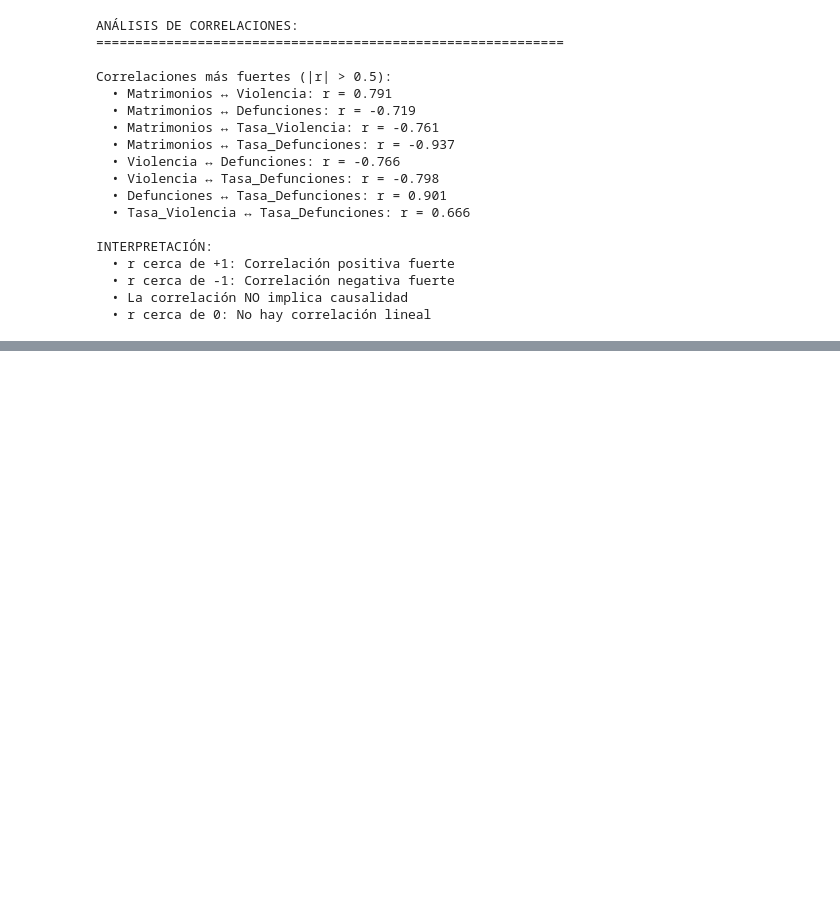
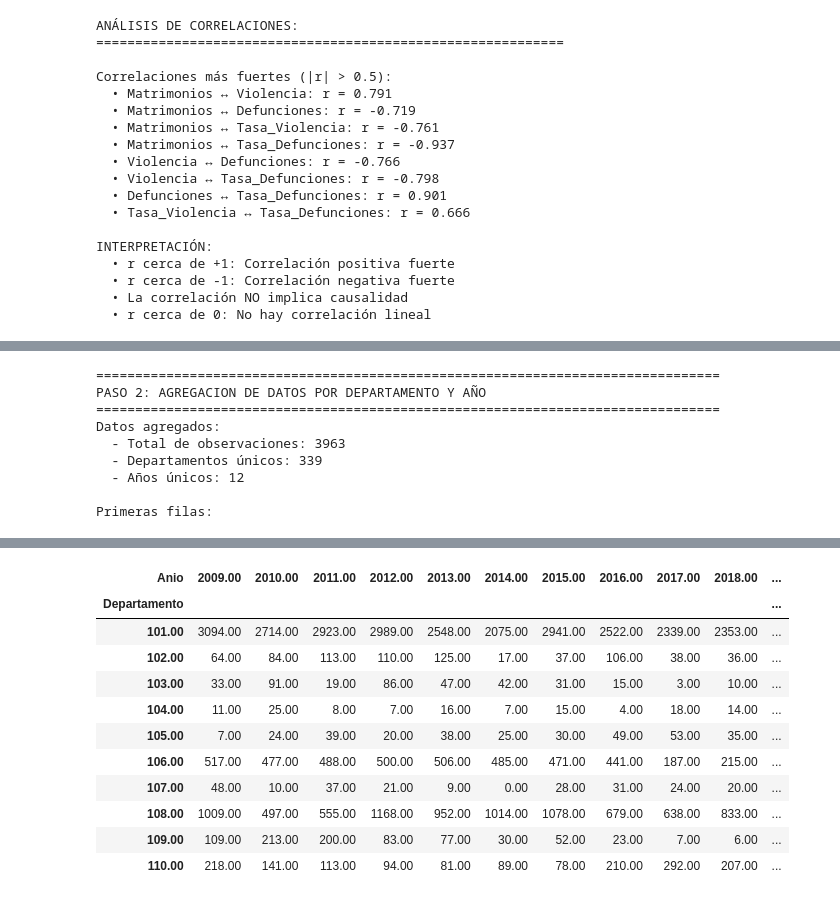
Before and after one commit to FerAHMz/proy1-md, a Jupyter notebook: caso_base.ipynb, the cells around one changed output, grey strips where cells are left out. Saved outputs shown, nothing was run; the diff lists cells and outputs as text; code cells hidden in the pictures; blank space fills up the shorter version.

```diff
--- a/caso_base.ipynb
+++ b/caso_base.ipynb
@@ -2621,0 +2591,66 @@ riguroso y objetivo.
+# %%
+# PASO 2: AGREGAR DATOS POR DEPARTAMENTO Y AÑO
+print("\n" + "="*80)
+print("PASO 2: AGREGACION DE DATOS POR DEPARTAMENTO Y AÑO")
+print("="*80)
+
+# Crear tabla de casos por departamento y año
+df_depto_anio = df_violencia.groupby([col_depto, col_anio_violencia]).size().reset_index(name='Casos')
+
+# Renombrar columnas
+df_depto_anio = df_depto_anio.rename(columns={
+    col_depto: 'Departamento',
+    col_anio_violencia: 'Anio'
+})
+
+print(f"Datos agregados:")
+print(f"  - Total de observaciones: {len(df_depto_anio)}")
+print(f"  - Departamentos únicos: {df_depto_anio['Departamento'].nunique()}")
+print(f"  - Años únicos: {df_depto_anio['Anio'].nunique()}")
+
+# Mostrar ejemplo
+print(f"\nPrimeras filas:")
+display(df_depto_anio.head(15))
+
+# Verificar que cada departamento tiene datos para todos los años
+print(f"\n{'='*60}")
+print("VERIFICACION DE COMPLETITUD DE DATOS")
+print(f"{'='*60}")
+
+años_esperados = sorted(df_depto_anio['Anio'].unique())
+print(f"Años en el dataset: {años_esperados}")
+
+for depto in sorted(df_depto_anio['Departamento'].unique()):
+    años_depto = sorted(df_depto_anio[df_depto_anio['Departamento'] == depto]['Anio'].unique())
+    if len(años_depto) != len(años_esperados):
+        print(f"  ADVERTENCIA: {depto} tiene {len(años_depto)} años (esperado: {len(años_esperados)})")
+        años_faltantes = set(años_esperados) - set(años_depto)
+        if años_faltantes:
+            print(f"    Años faltantes: {sorted(años_faltantes)}")
+
+print(f"\nOK - Verificacion completada")
+
+# Crear pivot table: departamentos en filas, años en columnas
+print(f"\n{'='*60}")
+print("CREANDO MATRIZ DEPARTAMENTO x AÑO")
+print(f"{'='*60}")
+
+df_pivot = df_depto_anio.pivot(index='Departamento', columns='Anio', values='Casos')
+df_pivot = df_pivot.fillna(0)  # Rellenar valores faltantes con 0
+
+print(f"Dimensiones: {df_pivot.shape}")
+print(f"  - Departamentos: {df_pivot.shape[0]}")
+print(f"  - Años: {df_pivot.shape[1]}")
+
+print(f"\nPrimeras filas de la matriz:")
+display(df_pivot.head(10))
+# %% [output]
+================================================================================
+PASO 2: AGREGACION DE DATOS POR DEPARTAMENTO Y AÑO
+================================================================================
+Datos agregados:
+  - Total de observaciones: 3963
+  - Departamentos únicos: 339
+  - Años únicos: 12
+
+Primeras filas:
@@ -2621,0 +2690,12 @@ riguroso y objetivo.
+| Anio | 2009.00 | 2010.00 | 2011.00 | 2012.00 | 2013.00 | 2014.00 | 2015.00 | 2016.00 | 2017.00 | 2018.00 | ... |
+| Departamento |  |  |  |  |  |  |  |  |  |  | ... |
+| 101.00 | 3094.00 | 2714.00 | 2923.00 | 2989.00 | 2548.00 | 2075.00 | 2941.00 | 2522.00 | 2339.00 | 2353.00 | ... |
+| 102.00 | 64.00 | 84.00 | 113.00 | 110.00 | 125.00 | 17.00 | 37.00 | 106.00 | 38.00 | 36.00 | ... |
+| 103.00 | 33.00 | 91.00 | 19.00 | 86.00 | 47.00 | 42.00 | 31.00 | 15.00 | 3.00 | 10.00 | ... |
+| 104.00 | 11.00 | 25.00 | 8.00 | 7.00 | 16.00 | 7.00 | 15.00 | 4.00 | 18.00 | 14.00 | ... |
+| 105.00 | 7.00 | 24.00 | 39.00 | 20.00 | 38.00 | 25.00 | 30.00 | 49.00 | 53.00 | 35.00 | ... |
+| 106.00 | 517.00 | 477.00 | 488.00 | 500.00 | 506.00 | 485.00 | 471.00 | 441.00 | 187.00 | 215.00 | ... |
+| 107.00 | 48.00 | 10.00 | 37.00 | 21.00 | 9.00 | 0.00 | 28.00 | 31.00 | 24.00 | 20.00 | ... |
+| 108.00 | 1009.00 | 497.00 | 555.00 | 1168.00 | 952.00 | 1014.00 | 1078.00 | 679.00 | 638.00 | 833.00 | ... |
+| 109.00 | 109.00 | 213.00 | 200.00 | 83.00 | 77.00 | 30.00 | 52.00 | 23.00 | 7.00 | 6.00 | ... |
+| 110.00 | 218.00 | 141.00 | 113.00 | 94.00 | 81.00 | 89.00 | 78.00 | 210.00 | 292.00 | 207.00 | ... |
```
Also changed, not shown: parts of 19 cells of this notebook.
